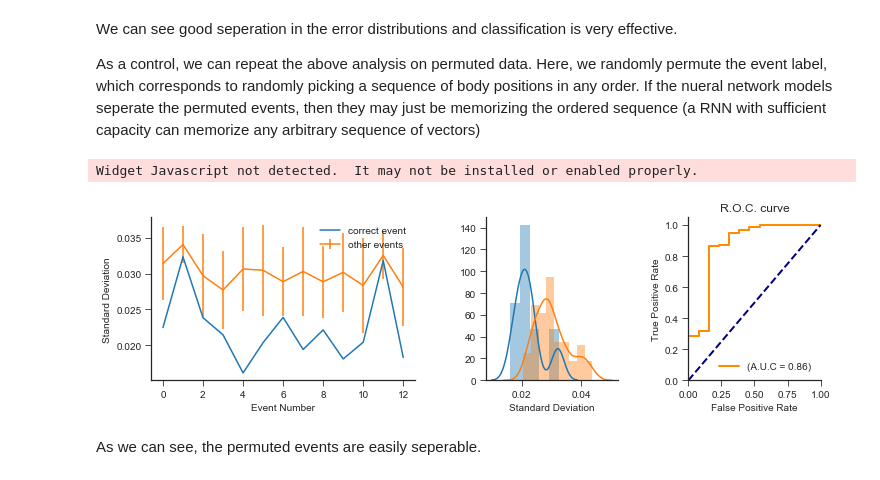
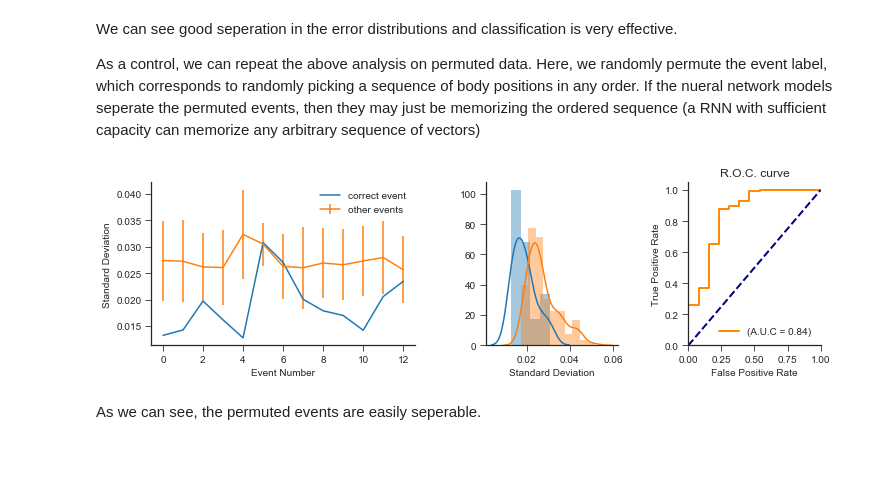
Before and after one commit to nicktfranklin/SEM_paper_simulations, a Jupyter notebook: Demo - Motion Capture Data.ipynb, the cells around one changed output. Saved outputs shown, nothing was run; the diff lists cells and outputs as text; code cells hidden in the pictures.

```diff
--- a/Demo - Motion Capture Data.ipynb
+++ b/Demo - Motion Capture Data.ipynb
@@ -85,6 +85,9 @@ from opt.utils import generate_random_events
 X_train, y_train = generate_random_events(10, data_file=data_file)
 # %% [output]
 Using TensorFlow backend.
+# %%
+from sklearn.preprocessing import scale
+X_train = scale(X_train)
 # %% [markdown]
 We can the train the SEM model to predict $X_{t+1}|X_{1:t}$. We'll evaluate the model by plotting how well it predicts the event labels, using the adjusted [Rand Index](https://en.wikipedia.org/wiki/Rand_index) as our clustering measure. Our choice of data is stochastic, as is the initialization of the model, so this will vary every time we run it.
 
@@ -215,12 +220,13 @@ with sns.axes_style('ticks'):
 
     # plot the distribution of prediction errors
     ax = axes[0]
-    sns.distplot(pe_bound, ax=ax, label='Boundary', bins=np.arange(0, 2.5, 0.10))
-    sns.distplot(pe_nonbound, ax=ax, label='Non-Boundary', bins=np.arange(0, 2.5, 0.10))
+    sns.distplot(pe_bound, ax=ax, label='Boundary', bins=np.arange(0, 20, 1.0))
+    sns.distplot(pe_nonbound, ax=ax, label='Non-Boundary', bins=np.arange(0, 20, 1.0))
     ax.legend()
     ax.set_xlabel('Prediction Error (Abs Euclidean dist.)')
     ax.set_ylabel('frequency')
     ax.set_title('Distribution of PEs')
+#     ax.set_xlim([-1, 15])
 
     # plot the ROC curve
     ax = axes[1]
@@ -429,6 +416,9 @@ def pull_event_permuted(event_number):
     e = motion_data_permuted.loc[motion_data_permuted.EventNumber == event_number, :]
     cols = e.columns[:-1]
     return e[cols].values
+
+sigma_sq = np.zeros(n_events)
+sigma_sq_cross = np.zeros((n_events, n_events-1))
 
 
 for p in tnrange(n_events):
@@ -445,18 +435,8 @@ for p in tnrange(n_events):
     y_hat = model.predict(X) # generate the predicted points in space for the event
     # the model was trained on
 
-    """ The objective below is the negative log-likelihood for of the
-    multivariate normal distribution N(Y_hat | Y, sigma),
-    where sigma is the free parameter we are estimating. Here, we are
-    just getting the maximum likelihood estimate of sigma"""
-    def objective(s):
-        LL = 0
-        for t in range(y.shape[0]):
-            LL -= multivariate_normal.logpdf(y[t, :] - y_hat[t, :],
-                                             np.zeros(54), cov=s * np.eye(54))
-        return LL
-
-    sigma[p] = minimize(objective, 0.1, bounds=((1e-6, 10),)).x[0]
+    # get the variance of the prediction error (similar to the likelihood)
+    sigma_sq[p] = np.var(np.array(y - y_hat).flatten())
 
     events = range(n_events)
     events.remove(p)
@@ -468,23 +448,16 @@ for p in tnrange(n_events):
         X0 = e0[:-1]
         y0 = e0[1:]
         y0_hat = model.predict(X0)
+        y0_hat = model.predict(X0)
+
         # prediction for the location in space for events the model wasn't trained on
-
-        def objective(s):
-            LL = 0
-            for t in range(y0_hat.shape[0]):
-                LL -= multivariate_normal.logpdf(
-                    y0[t, :] - y0_hat[t, :], np.zeros(54), cov=s * np.eye(54)
-                )
-            return LL
-
-        sigma_cross[p, t] = minimize(objective, 0.1, bounds=((1e-6, 10),)).x[0]
+        sigma_sq_cross[p, t] = np.var(np.array(y0 - y0_hat).flatten())
 
 # fit a logistic model where sigma predicts the correct event
-X = np.reshape(np.concatenate([sigma, sigma_cross.flatten()]), (-1, 1))
+X = np.reshape(np.concatenate([sigma_sq, sigma_sq_cross.flatten()]), (-1, 1))
 X = sm.add_constant(X)
-y = np.reshape(np.concatenate([np.zeros(len(sigma)),
-                    np.ones(len(sigma_cross.flatten()))]), (-1, 1))
+y = np.reshape(np.concatenate([np.zeros(len(sigma_sq)),
+                    np.ones(len(sigma_sq_cross.flatten()))]), (-1, 1))
 res = sm.Logit(y, X).fit(disp=0)
 y_hat = res.predict(X)
 
@@ -495,40 +468,39 @@ roc_auc = auc(fpr, tpr)
 with sns.axes_style('ticks'):
     fig, axes = plt.subplots(1, 3, figsize=(12, 3),
                              gridspec_kw=dict(width_ratios=[2, 1, 1], wspace=0.4))
 
     ax = axes[0]
-    ax.plot(sigma, label='correct event')
+    ax.plot(sigma_sq, label='correct event')
 
     x = range(n_events)
-    y = np.mean(sigma_cross, axis=1)
-    y_err = np.std(sigma_cross,  axis=1)
+    y = np.mean(sigma_sq_cross, axis=1)
+    y_err = np.std(sigma_sq_cross,  axis=1)
     ax.errorbar(x, y, y_err, label='other events')
     ax.legend()
     ax.set_xlabel('Event Number')
     ax.set_ylabel('Standard Deviation')
     sns.despine()
 
-    sns.distplot(sigma, ax=axes[1], label='correct event')
-    sns.distplot(sigma_cross.flatten(), ax=axes[1], label='other events')
+    sns.distplot(sigma_sq, ax=axes[1], label='correct event')
+    sns.distplot(sigma_sq_cross.flatten(), ax=axes[1], label='other events')
     ax.legend()
     axes[1].set_xlabel('Standard Deviation')
 
 
     ax = axes[2]
     lw = 2
     ax.plot(fpr, tpr, color='darkorange',
              lw=lw, label='(A.U.C = %0.2f)' % roc_auc)
     ax.plot([0, 1], [0, 1], color='navy', lw=lw, linestyle='--')
     ax.set_xlim([0.0, 1.0])
     ax.set_ylim([0.0, 1.05])
     ax.set_xlabel('False Positive Rate')
     ax.set_ylabel('True Positive Rate')
     ax.set_title('R.O.C. curve')
     plt.legend(loc="lower right")
     plt.show()
 # %% [output]
-Widget Javascript not detected.  It may not be installed or enabled properly.
-[figure, old version]
+[figure, new version]
 # %% [markdown]
 As we can see, the permuted events are easily seperable.
 # %% [markdown]
```
Also changed, not shown: parts of 6 cells of this notebook, 1 other file.
